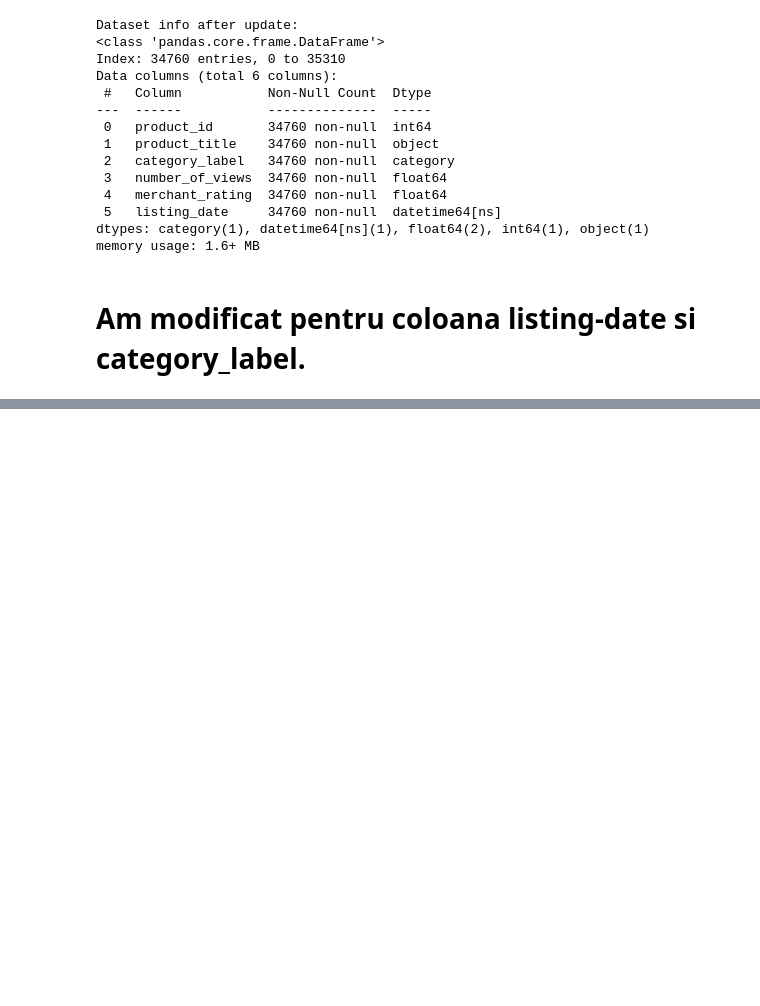
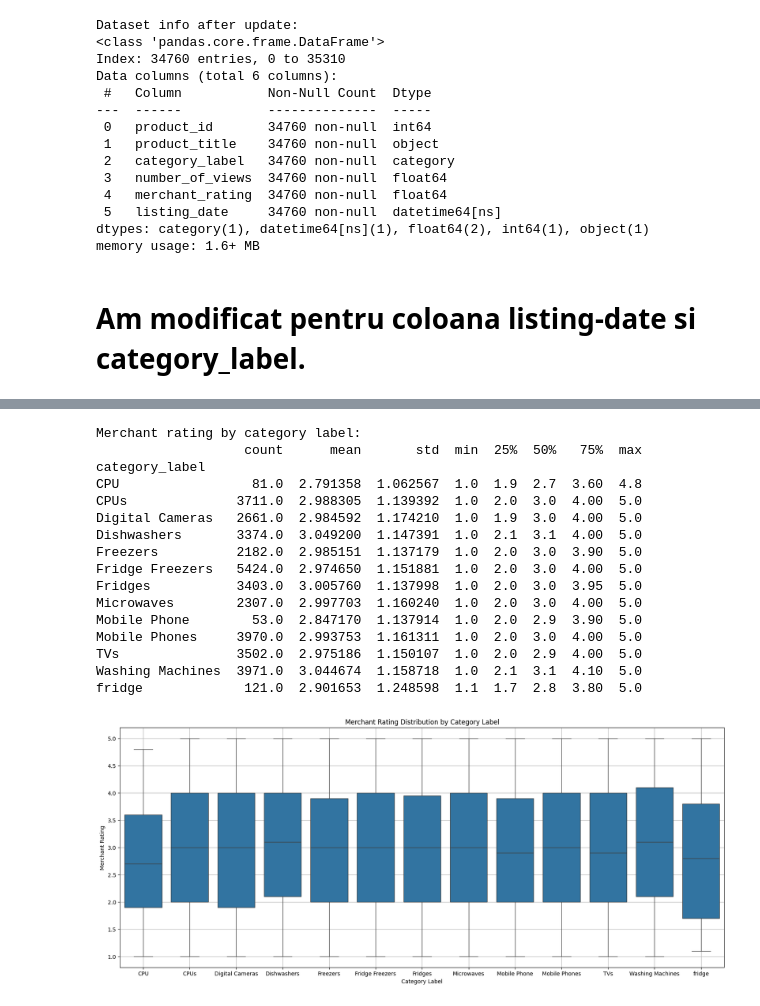
Before and after one commit to robertgen/product-category-project, a Jupyter notebook: notebook/product_category_analysis.ipynb, the cells around one changed output, grey strips where cells are left out. Cells and saved outputs as stored; diff of their text form; code cells hidden in the pictures; blank space fills up the shorter version.

Commit message:
verificarea merchant ratingului, daca acesta influenteaza sau nu category label

```diff
--- a/notebook/product_category_analysis.ipynb
+++ b/notebook/product_category_analysis.ipynb
@@ -181,0 +184,31 @@ memory usage: 1.6+ MB
+# %%
+
+print("Merchant rating by category label:")
+print(df.groupby('category_label', observed=False)['merchant_rating'].describe())
+print(f"\n")
+# Boxplot of prices by sentiment
+plt.figure(figsize=(20, 8))
+sns.boxplot(data=df, x='category_label', y='merchant_rating')
+plt.title("Merchant Rating Distribution by Category Label")
+plt.xlabel("Category Label")
+plt.ylabel("Merchant Rating")
+plt.grid(True)
+plt.show()
+# %% [output]
+Merchant rating by category label:
+                   count      mean       std  min  25%  50%   75%  max
+category_label
+CPU                 81.0  2.791358  1.062567  1.0  1.9  2.7  3.60  4.8
+CPUs              3711.0  2.988305  1.139392  1.0  2.0  3.0  4.00  5.0
+Digital Cameras   2661.0  2.984592  1.174210  1.0  1.9  3.0  4.00  5.0
+Dishwashers       3374.0  3.049200  1.147391  1.0  2.1  3.1  4.00  5.0
+Freezers          2182.0  2.985151  1.137179  1.0  2.0  3.0  3.90  5.0
+Fridge Freezers   5424.0  2.974650  1.151881  1.0  2.0  3.0  4.00  5.0
+Fridges           3403.0  3.005760  1.137998  1.0  2.0  3.0  3.95  5.0
+Microwaves        2307.0  2.997703  1.160240  1.0  2.0  3.0  4.00  5.0
+Mobile Phone        53.0  2.847170  1.137914  1.0  2.0  2.9  3.90  5.0
+Mobile Phones     3970.0  2.993753  1.161311  1.0  2.0  3.0  4.00  5.0
+TVs               3502.0  2.975186  1.150107  1.0  2.0  2.9  4.00  5.0
+Washing Machines  3971.0  3.044674  1.158718  1.0  2.1  3.1  4.10  5.0
+fridge             121.0  2.901653  1.248598  1.1  1.7  2.8  3.80  5.0
+[figure, added]
```
Also changed, not shown: parts of 2 cells of this notebook.
